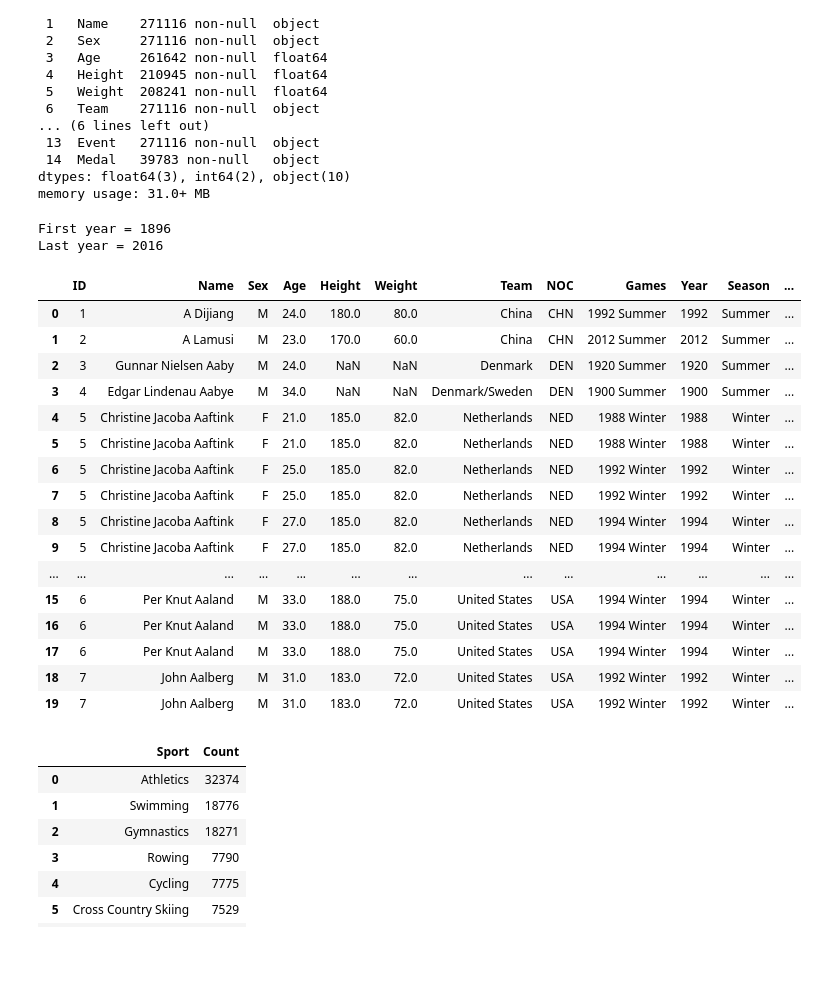
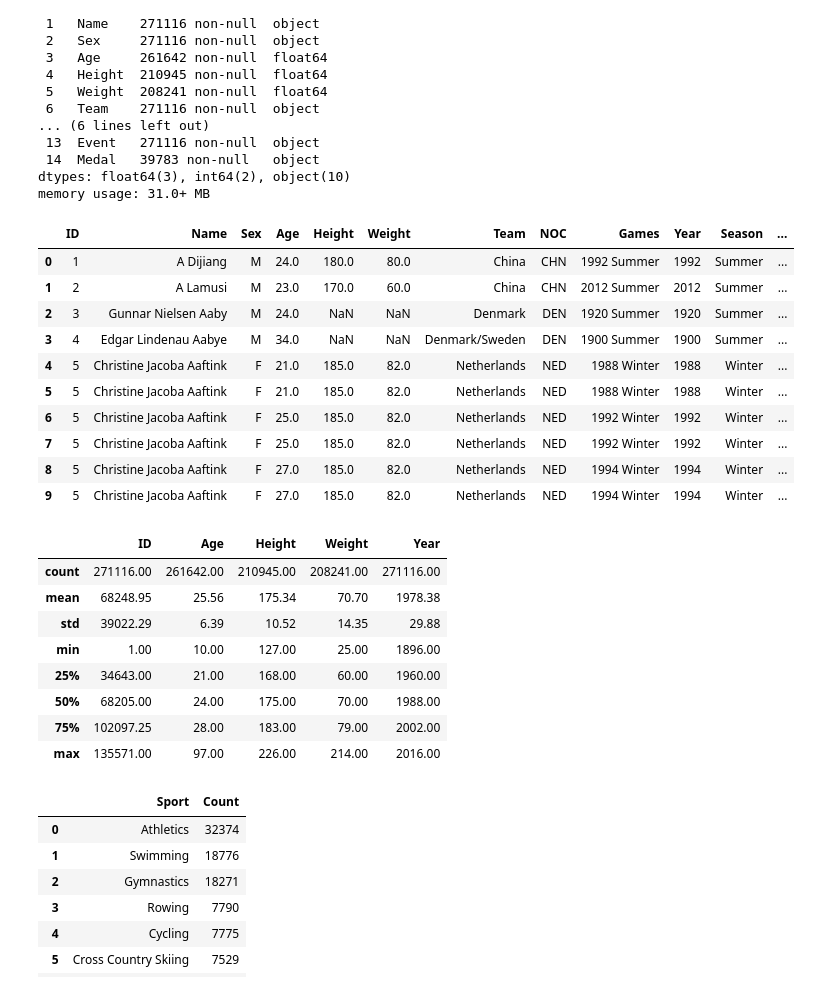
Before and after one commit to luciomuramatsu/olympics, a Jupyter notebook: firstRound.ipynb, the cells around one changed output. Saved outputs shown, nothing was run; the diff lists cells and outputs as text; code cells hidden in the pictures; blank space fills up the shorter version.

```diff
--- a/firstRound.ipynb
+++ b/firstRound.ipynb
@@ -3,3 +7,5 @@ import pandas as pd
+# %%
+pd.set_option('display.float_format', lambda x: '%.2f' %x)
 # %%
 olympics = pd.read_csv('/Users/luciomuramatsu/Google Drive/Code/python/DataScience/dataOlympics/athlete_events.csv')
 # %%
@@ -22,32 +28,32 @@ Data columns (total 15 columns):
  14  Medal   39783 non-null   object
 dtypes: float64(3), int64(2), object(10)
 memory usage: 31.0+ MB
-# %%
-print(f'First year = {olympics.Year.min()}')
-print(f'Last year = {olympics.Year.max()}')
-# %% [output]
-First year = 1896
-Last year = 2016
 # %%
-olympics.head(20)
+olympics.head(10)
 # %% [output]
 |  | ID | Name | Sex | Age | Height | Weight | Team | NOC | Games | Year | Season | ... |
 | 0 | 1 | A Dijiang | M | 24.0 | 180.0 | 80.0 | China | CHN | 1992 Summer | 1992 | Summer | ... |
 | 1 | 2 | A Lamusi | M | 23.0 | 170.0 | 60.0 | China | CHN | 2012 Summer | 2012 | Summer | ... |
 | 2 | 3 | Gunnar Nielsen Aaby | M | 24.0 | NaN | NaN | Denmark | DEN | 1920 Summer | 1920 | Summer | ... |
 | 3 | 4 | Edgar Lindenau Aabye | M | 34.0 | NaN | NaN | Denmark/Sweden | DEN | 1900 Summer | 1900 | Summer | ... |
 | 4 | 5 | Christine Jacoba Aaftink | F | 21.0 | 185.0 | 82.0 | Netherlands | NED | 1988 Winter | 1988 | Winter | ... |
 | 5 | 5 | Christine Jacoba Aaftink | F | 21.0 | 185.0 | 82.0 | Netherlands | NED | 1988 Winter | 1988 | Winter | ... |
 | 6 | 5 | Christine Jacoba Aaftink | F | 25.0 | 185.0 | 82.0 | Netherlands | NED | 1992 Winter | 1992 | Winter | ... |
 | 7 | 5 | Christine Jacoba Aaftink | F | 25.0 | 185.0 | 82.0 | Netherlands | NED | 1992 Winter | 1992 | Winter | ... |
 | 8 | 5 | Christine Jacoba Aaftink | F | 27.0 | 185.0 | 82.0 | Netherlands | NED | 1994 Winter | 1994 | Winter | ... |
 | 9 | 5 | Christine Jacoba Aaftink | F | 27.0 | 185.0 | 82.0 | Netherlands | NED | 1994 Winter | 1994 | Winter | ... |
-| ... | ... | ... | ... | ... | ... | ... | ... | ... | ... | ... | ... | ... |
-| 15 | 6 | Per Knut Aaland | M | 33.0 | 188.0 | 75.0 | United States | USA | 1994 Winter | 1994 | Winter | ... |
-| 16 | 6 | Per Knut Aaland | M | 33.0 | 188.0 | 75.0 | United States | USA | 1994 Winter | 1994 | Winter | ... |
-| 17 | 6 | Per Knut Aaland | M | 33.0 | 188.0 | 75.0 | United States | USA | 1994 Winter | 1994 | Winter | ... |
-| 18 | 7 | John Aalberg | M | 31.0 | 183.0 | 72.0 | United States | USA | 1992 Winter | 1992 | Winter | ... |
-| 19 | 7 | John Aalberg | M | 31.0 | 183.0 | 72.0 | United States | USA | 1992 Winter | 1992 | Winter | ... |
+# %%
+olympics.describe()
+# %% [output]
+|  | ID | Age | Height | Weight | Year |
+| count | 271116.00 | 261642.00 | 210945.00 | 208241.00 | 271116.00 |
+| mean | 68248.95 | 25.56 | 175.34 | 70.70 | 1978.38 |
+| std | 39022.29 | 6.39 | 10.52 | 14.35 | 29.88 |
+| min | 1.00 | 10.00 | 127.00 | 25.00 | 1896.00 |
+| 25% | 34643.00 | 21.00 | 168.00 | 60.00 | 1960.00 |
+| 50% | 68205.00 | 24.00 | 175.00 | 70.00 | 1988.00 |
+| 75% | 102097.25 | 28.00 | 183.00 | 79.00 | 2002.00 |
+| max | 135571.00 | 97.00 | 226.00 | 214.00 | 2016.00 |
 # %%
 from pandasql import sqldf
 pysqldf = lambda q: sqldf(q, globals())
```
Also changed, not shown: parts of 114 cells of this notebook, 4 other files.
